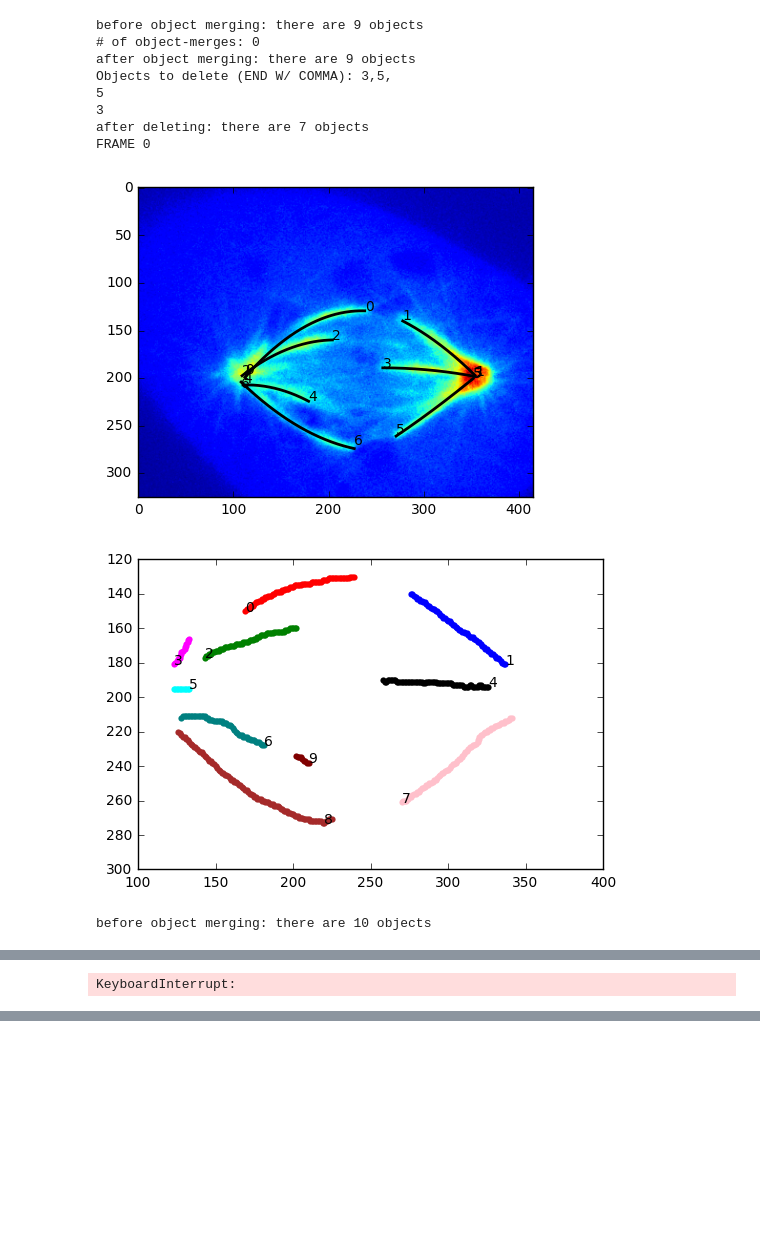
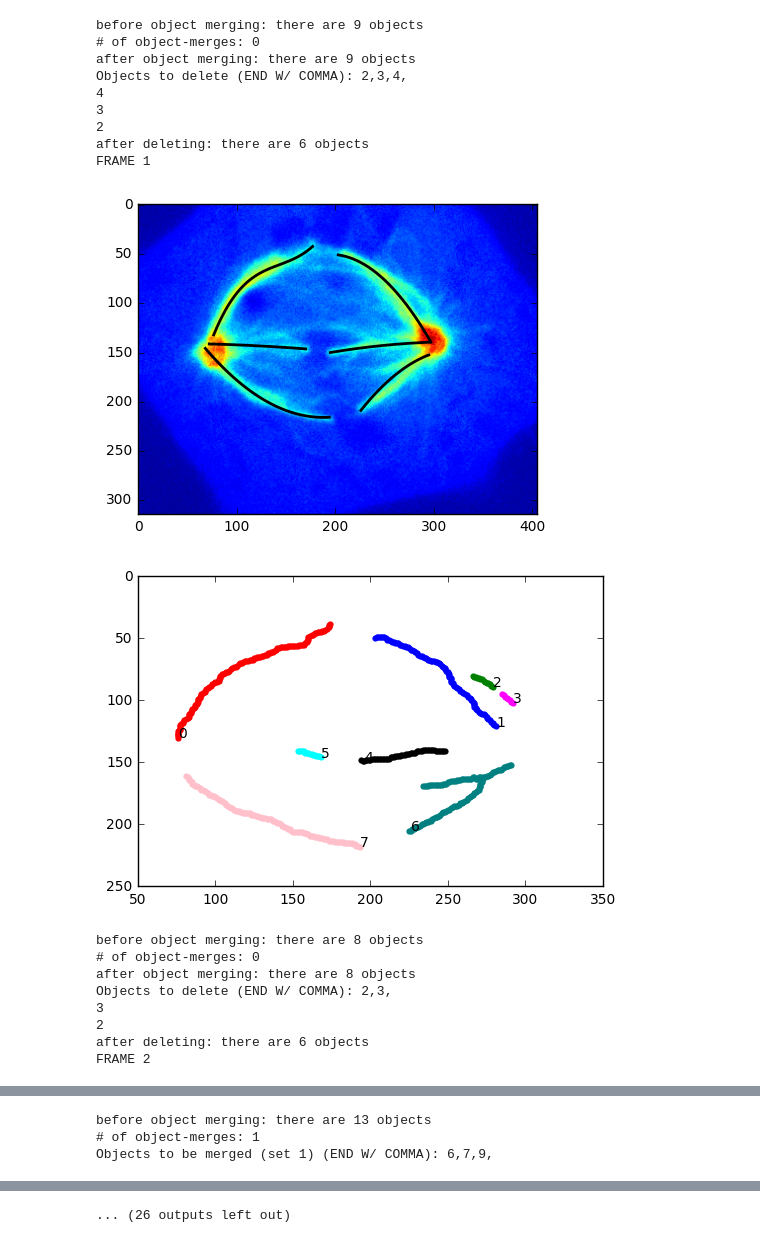
Before and after one commit to DumontLab/micromanipulation_analysis, a Jupyter notebook: kfibertracking_PS.ipynb, the cells around one changed output, grey strips where cells are left out. Saved outputs shown, nothing was run; the diff lists cells and outputs as text; code cells hidden in the pictures; blank space fills up the shorter version.

```diff
--- a/kfibertracking_PS.ipynb
+++ b/kfibertracking_PS.ipynb
@@ -47,7 +47,7 @@ def smooth(x,y):
 path = "/Users/poojasuresh/Documents/iPQB/DumontLab/image_processing/test_skeletonize/houghtransforms/20171215_8"
 # %%
 index_list = []
-for filename in glob.glob('%s/testavg_*.tif'%path):
+for filename in glob.glob('%s/driftcorrtestavg_*.tif'%path):
     index = filename.lstrip('%s/test'%path).rstrip('.tif')
     index_final = index.lstrip('vg_')
     index_list.append(index_final)
@@ -139,7 +139,7 @@ df_coords = pd.DataFrame(columns=['frame','object','x (px)','y (px)','particle']
 
 fig, ax = plt.subplots()
 
-framerange_list = range(0,10)
+framerange_list = range(1,10)
 for i in framerange_list:
     framenum = i
 
@@ -241,12 +241,21 @@ for i in framerange_list:
         f = interp1d(x_complete, y_complete, kind='linear')
         xdens = np.linspace(min(x_complete), max(x_complete), 200)
         ydens=f(xdens)
-        plt.text(xdens[-1], ydens[-1], '{j}'.format(j=j))
-        plt.text(xdens[0], ydens[0], '{j}'.format(j=j))
+        #plt.text(xdens[-1], ydens[-1], '{j}'.format(j=j))
+        #plt.text(xdens[0], ydens[0], '{j}'.format(j=j))
+
+        ##### REMOVING ANY NAN VALUES IN LISTS #####
+        indices = np.logical_not(np.logical_or(np.isnan(xdens), np.isnan(ydens)))
+        xdens = xdens[indices]
+        ydens = ydens[indices]
 
         ##### POLYNOMIAL FIT OF POLY 2 #####
-        fit=np.polyfit(xdens,ydens,2)
-        val = np.polyval(fit, xdens)
+        if obj == 0:
+            fit=np.polyfit(xdens,ydens,3)
+            val = np.polyval(fit, xdens)
+        else:
+            fit=np.polyfit(xdens,ydens,2)
+            val = np.polyval(fit, xdens)
         plt.plot(xdens,val, color='k', lw=2)
         plt.imshow(img[framenum])
         plt.gca().invert_yaxis()
@@ -309,10 +318,11 @@ props['ordered_object']=props[['frame','object']].apply(lambda x: fr_map_dict[x[
 
 ##### PLOT ALL OBJECTS IN ALL FRAMES WITH THE CORRECTED/ORDERED OBJECT LABELS (SHOWN BY COLOR) #####
 for fr in framerange_list:
+    colorlist = ['red','blue','green','magenta','black','cyan','teal','pink','brown','maroon','lightskyblue','turquoise','grey','coral','seagreen']
     for obj in objectrange_list:
         x = coords.loc[(coords["frame"] == float(fr)) & (coords["ordered_object"] == float(obj)), "x (px)"]
         y = coords.loc[(coords["frame"] == float(fr)) & (coords["ordered_object"] == float(obj)), "y (px)"]
-        plt.plot(x,y,label="%s"%obj)
+        plt.plot(x,y,color = colorlist[int(obj)], label="%s"%obj)
 #plt.legend(bbox_to_anchor=(1.05, 1), loc=1, borderaxespad=0.)
 plt.show()
 
@@ -325,7 +335,7 @@ particle = [] #####list to append particle numbers to
 ##### Every point/coordinate in a frame has a unique particle number. For the next frame, start particle number at 0 again #####
 for fr in framerange_list:
     part = 0
-    for el in sorted_coords.loc[(sorted_df['frame'] == fr)]['x']:
+    for el in sorted_coords.loc[(sorted_coords['frame'] == fr)]['x']:
         particle.append(int(part))
         part +=1
 
@@ -339,11 +349,19 @@ sorted_props = props.sort_values(['frame', 'ordered_object'], ascending=[True, T
 before object merging: there are 9 objects
 # of object-merges: 0
 after object merging: there are 9 objects
-Objects to delete (END W/ COMMA): 3,5,
-5
+Objects to delete (END W/ COMMA): 2,3,4,
+4
 3
-after deleting: there are 7 objects
-FRAME 0
+2
+after deleting: there are 6 objects
+FRAME 1
-[figure, old version]
+[figure, new version]
-[figure, old version]
+[figure, new version]
-before object merging: there are 10 objects
+before object merging: there are 8 objects
+# of object-merges: 0
+after object merging: there are 8 objects
+Objects to delete (END W/ COMMA): 2,3,
+3
+2
+after deleting: there are 6 objects
+FRAME 2
@@ -350 +370,3 @@ before object merging: there are 10 objects
-KeyboardInterrupt:
+before object merging: there are 13 objects
+# of object-merges: 1
+Objects to be merged (set 1) (END W/ COMMA): 6,7,9,
@@ -351,3 +385,4 @@ KeyboardInterrupt:
+... (26 outputs left out)
 # %%
 ### RIGHT DATAFRAMES TO CSV FILES #####
 df_prop.to_csv("%s/kfiber_properties.csv"%path)
```
Also changed, not shown: parts of 2 cells of this notebook.
